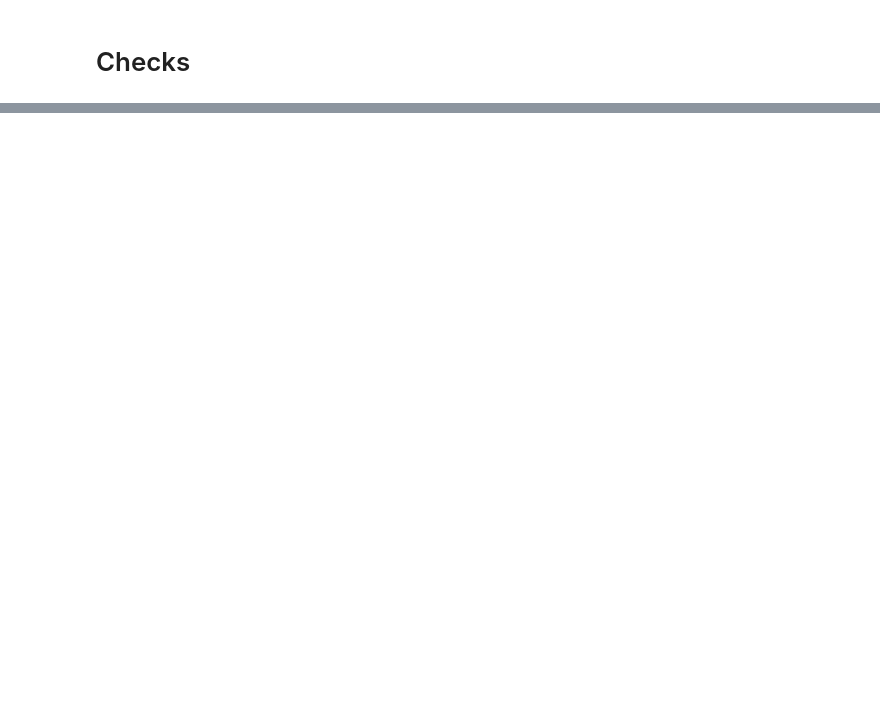
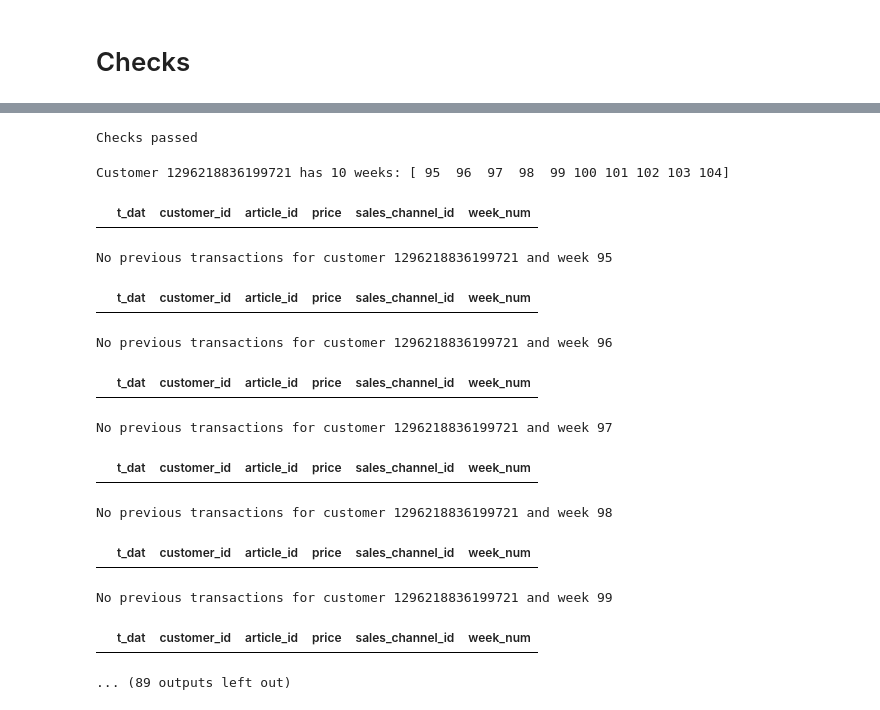
Before and after one commit to sharonshiao/fahsion_recommendation, a Jupyter notebook: notebooks/01c_customers_dynamic_feature.ipynb, the cells around one changed output, grey strips where cells are left out. Saved outputs shown, nothing was run; the diff lists cells and outputs as text; code cells hidden in the pictures; blank space fills up the shorter version.

Commit message:
Save work in progress after finishing the pipelines for different modules

```diff
--- a/notebooks/01c_customers_dynamic_feature.ipynb
+++ b/notebooks/01c_customers_dynamic_feature.ipynb
@@ -90,0 +122,6 @@ memory usage: 38.6+ MB
+# %%
+transactions_train = load_optimized_raw_data(data_type="transactions", sample="train", subsample=0.05, seed=42)
+transactions_valid = load_optimized_raw_data(data_type="transactions", sample="valid", subsample=0.05, seed=42)
+transactions_test = load_optimized_raw_data(data_type="transactions", sample="test", subsample=0.05, seed=42)
+path_article_embeddings = get_path_to_article_features(feature_type="embedding", subsample=1, seed=42)
+results_article_embeddings = ArticleEmbeddingResult.load(path_to_dir=path_article_embeddings)
@@ -90,0 +140,36 @@ memory usage: 38.6+ MB
+# %%
+transactions = pd.concat([transactions_train, transactions_valid, transactions_test], ignore_index=True)
+# %%
+# Test metadata of pipeline
+test_feature_customer_avg_embedding_pipeline(
+    results_customer_dynamic_feature,
+    transactions,
+    customer_dynamic_feature_config,
+)
+# %% [output]
+Checks passed
+# %%
+# Test accuracy of avg embeddings
+for customer_id in results_customer_dynamic_feature.data.customer_id.unique()[:5]:
+    test_feature_customer_avg_embedding(
+        results_customer_dynamic_feature,
+        transactions,
+        results_article_embeddings,
+        customer_dynamic_feature_config,
+        customer_id,
+    )
+    print("=" * 80)
+# %% [output]
+Customer 1296218836199721 has 10 weeks: [ 95  96  97  98  99 100 101 102 103 104]
+|  | t_dat | customer_id | article_id | price | sales_channel_id | week_num |
+No previous transactions for customer 1296218836199721 and week 95
+|  | t_dat | customer_id | article_id | price | sales_channel_id | week_num |
+No previous transactions for customer 1296218836199721 and week 96
+|  | t_dat | customer_id | article_id | price | sales_channel_id | week_num |
+No previous transactions for customer 1296218836199721 and week 97
+|  | t_dat | customer_id | article_id | price | sales_channel_id | week_num |
+No previous transactions for customer 1296218836199721 and week 98
+|  | t_dat | customer_id | article_id | price | sales_channel_id | week_num |
+No previous transactions for customer 1296218836199721 and week 99
+|  | t_dat | customer_id | article_id | price | sales_channel_id | week_num |
+... (89 outputs left out)
```
Also changed, not shown: parts of 8 cells of this notebook, 31 other files.
